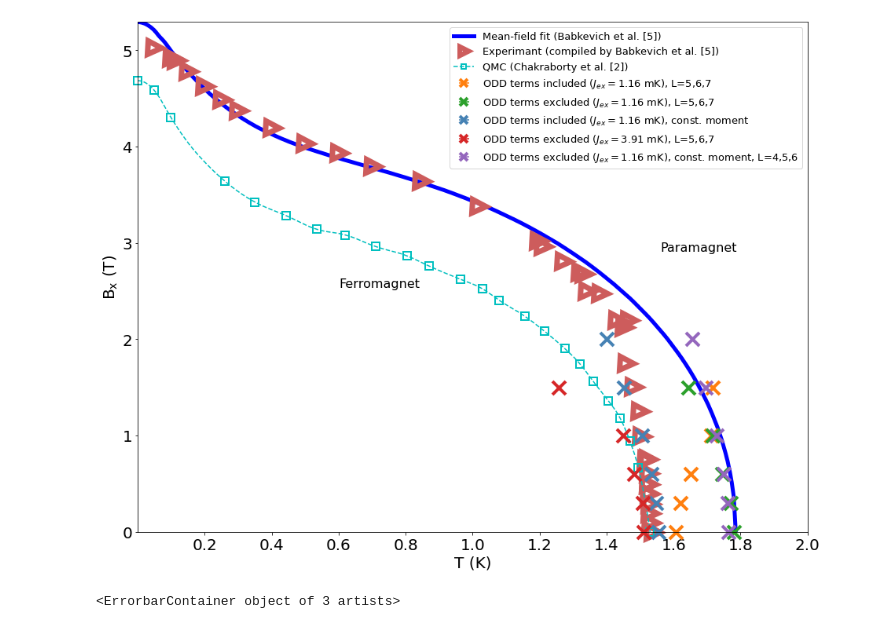
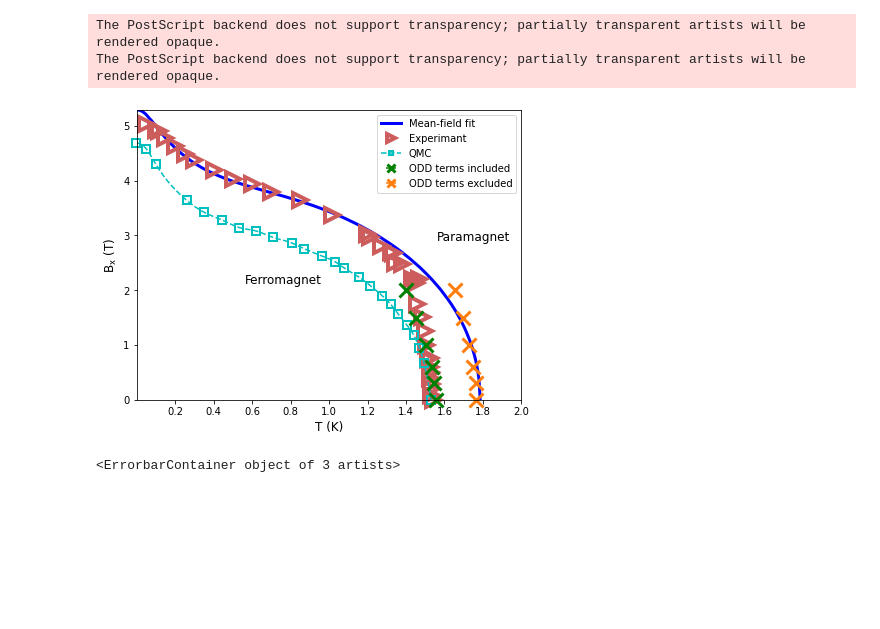
Before and after one commit to tomerdol/MC-LiHoF4-offdiagonal-dipolar, a Jupyter notebook: scripts/jupyter_notebooks/Phase diagram - results.ipynb, the cells around one changed output. Drawn from its saved outputs; the diff is of its cells as text; code cells hidden in the pictures; blank space fills up the shorter version.

```diff
--- a/scripts/jupyter_notebooks/Phase diagram - results.ipynb
+++ b/scripts/jupyter_notebooks/Phase diagram - results.ipynb
@@ -35,7 +35,7 @@ T, ronnow_exp = sort(np.genfromtxt(r'data\Babkevich_exp.txt',unpack=True),sort_b
 T_mf, ronnow_fit = sort(np.genfromtxt(r'data\Babkevich_mf_hf.txt',unpack=True))
 Chakraborty_hf_x, Chakraborty_hf_y = sort(np.genfromtxt(r'data\Chakraborty_hf.txt',unpack=True))
 plt.close()
-fig=plt.figure(figsize=(13,10))
+fig=plt.figure(figsize=(6.22,4.8))
 
 
 
@@ -43,7 +43,7 @@ xnew = np.linspace(T_mf.min(),T_mf.max(),300) #300 represents number of points t
 spl = make_interp_spline(T_mf, ronnow_fit, k=2) #BSpline object
 ronnow_fit_smooth = spl(xnew)
 
-plt.plot(xnew,ronnow_fit_smooth,linestyle='-',mec='blue',color='blue',linewidth=5, label='Mean-field fit (Babkevich et al. [5])')
+plt.plot(xnew,ronnow_fit_smooth,linestyle='-',mec='blue',color='blue',linewidth=3, label='Mean-field fit')
 
 
 # plt.plot(xdata1,ydata1,marker='o',mec='red',mew=7,ms=17,mfc='none',linestyle='--',color='red',label='QMC, A=0',clip_on=False)
@@ -51,11 +51,11 @@ plt.plot(xnew,ronnow_fit_smooth,linestyle='-',mec='blue',color='blue',linewidth=
 
 # xdata3=xdata3[np.argsort(ydata3)]
 # ydata3=ydata3[np.argsort(ydata3)]
-plt.plot(T,ronnow_exp,marker='>',mec='indianred',mew=7,ms=17,mfc='none',linestyle='none',label='Experimant (compiled by Babkevich et al. [5])',clip_on=False)
+plt.plot(T,ronnow_exp,marker='>',mec='indianred',mew=4,ms=14,mfc='none',linestyle='none',label='Experimant',clip_on=False)
 
 Chakraborty_hf_x_guide, Chakraborty_hf_y_guide = make_interp(Chakraborty_hf_x,Chakraborty_hf_y)
 chakraborty_hf_plt = plt.plot(Chakraborty_hf_x_guide, Chakraborty_hf_y_guide, '--', color='c')
-line=plt.plot(Chakraborty_hf_x, Chakraborty_hf_y, 's', fillstyle='none', label='QMC (Chakraborty et al. [2])', mew=2,ms=10, color=chakraborty_hf_plt[0].get_color(),clip_on=False)
+line=plt.plot(Chakraborty_hf_x, Chakraborty_hf_y, 's', fillstyle='none', label='QMC', mew=2,ms=8, color=chakraborty_hf_plt[0].get_color(),clip_on=False)
 
 # res_w = np.array([[1.5896357735559457,      0.0007823866952496788,   0.0]])#,
 #                     [1.5948348556760643,      0.0009278536556464894,   0.3]])
@@ -154,21 +154,21 @@ res_wo4=np.array([[1.5096135538920437, 0.0005109413850920518, 0.0],
 # res_wo[:,0]-=(res_wo4[0,0]-1.53)
 
 
-line1=plt.errorbar(res_w[:,0],res_w[:,2],xerr=res_w[:,1],marker='x',linestyle='none', ms=17, mew=4, label='ODD terms included ($J_{ex}=1.16$ mK), L=5,6,7', clip_on=False)
-line3=plt.errorbar(res_wo2[:,0],res_wo2[:,2],xerr=res_wo2[:,1],marker='x',linestyle='none', mew=4,ms=17, label='ODD terms excluded ($J_{ex}=1.16$ mK), L=5,6,7', clip_on=False)
+# line1=plt.errorbar(res_w[:,0],res_w[:,2],xerr=res_w[:,1],marker='x',linestyle='none', ms=17, mew=4, label='ODD terms included ($J_{ex}=1.16$ mK), L=5,6,7', clip_on=False)
+# line3=plt.errorbar(res_wo2[:,0],res_wo2[:,2],xerr=res_wo2[:,1],marker='x',linestyle='none', mew=4,ms=17, label='ODD terms excluded ($J_{ex}=1.16$ mK), L=5,6,7', clip_on=False)
 # line4=plt.errorbar(res_w2[:,0],res_w2[:,2],xerr=res_w2[:,1],marker='x',linestyle='none', mew=4,ms=17, label='with ODD (hf, integrated exchange)', clip_on=False)
 # line5=plt.errorbar(res_wo3[:,0],res_wo3[:,2],xerr=res_wo3[:,1],marker='x',linestyle='none', mew=4,ms=17, label='ODD terms excluded ($J_{ex}=3.91$ mK), L=4,5,6', clip_on=False)
-line6=plt.errorbar(res_w3[:,0],res_w3[:,2],xerr=res_w3[:,1],marker='x',linestyle='none', mew=4,ms=17, label='ODD terms included ($J_{ex}=1.16$ mK), const. moment', clip_on=False, color='steelblue')
+line6=plt.errorbar(res_w3[:,0],res_w3[:,2],xerr=res_w3[:,1],marker='x',linestyle='none', mew=3,ms=14, label='ODD terms included', clip_on=False, color='green')
 # line7=plt.errorbar(res_w4[:,0],res_w4[:,2],xerr=res_w4[:,1],marker='x',linestyle='none', mew=4,ms=17, label='ODD terms included (with hf)', clip_on=False)
-plt.errorbar(res_wo4[:,0],res_wo4[:,2],xerr=res_wo4[:,1],marker='x',linestyle='none', mew=4,ms=17, label='ODD terms excluded ($J_{ex}=3.91$ mK), L=5,6,7', clip_on=False)
-plt.errorbar(res_wo[:,0],res_wo[:,2],xerr=res_wo[:,1],marker='x',linestyle='none', mew=4,ms=17, label='ODD terms excluded ($J_{ex}=1.16$ mK), const. moment, L=4,5,6', clip_on=False)
+# plt.errorbar(res_wo4[:,0],res_wo4[:,2],xerr=res_wo4[:,1],marker='x',linestyle='none', mew=4,ms=17, label='ODD terms excluded ($J_{ex}=3.91$ mK), L=5,6,7', clip_on=False)
+plt.errorbar(res_wo[:,0],res_wo[:,2],xerr=res_wo[:,1],marker='x',linestyle='none', mew=3,ms=14, label='ODD terms excluded', clip_on=False)
 
 # wide range
 # plt.errorbar(1.7043744200209408, 1.5, xerr=0.001898733183112991, marker='x', linestyle='none',mew=4,ms=17,label='wide temperature range')
 
-plt.ylabel(r'$\mathrm{B_x}$ (T)',fontsize=20)
-plt.xlabel(r'T (K)',fontsize=20)
-lgnd=plt.legend(markerscale=0.6,prop={'size': 13})
+plt.ylabel(r'$\mathrm{B_x}$ (T)',fontsize=12)
+plt.xlabel(r'T (K)',fontsize=12)
+lgnd=plt.legend(markerscale=0.6,prop={'size': 10})
 lgnd.legendHandles[2].set_linestyle('--')
 # print(list(lgnd.legendHandles))
 # for i in range(len(list(lgnd.legendHandles))):
@@ -184,10 +184,10 @@ lgnd.legendHandles[2].set_linestyle('--')
 ax=plt.gca()
 from matplotlib.ticker import MaxNLocator
 ax.xaxis.set_major_locator(MaxNLocator(prune='lower'))
-ax.tick_params(labelsize=20)
+ax.tick_params(labelsize=10)
 ax.set_xlim([0,2])
-ax.text(0.3, 0.48, 'Ferromagnet', transform=ax.transAxes, fontsize=16)
-ax.text(0.78, 0.55, 'Paramagnet', transform=ax.transAxes, fontsize=16)
+ax.text(0.28, 0.4, 'Ferromagnet', transform=ax.transAxes, fontsize=12)
+ax.text(0.78, 0.55, 'Paramagnet', transform=ax.transAxes, fontsize=12)
 
 
 plt.margins(0)
@@ -198,34 +198,37 @@ plt.margins(0)
 # inset1
 # ax2 = fig.add_axes([0.37, 0.16, 0.15, 0.3])
 # ax2.errorbar(res_wo2[:,0],res_wo2[:,2],xerr=res_wo2[:,1],marker='x',linestyle='none', mew=4,ms=17, label='without ODD 2', color=line3[0].get_color())
 # ax2.plot(xnew,ronnow_fit_smooth,linestyle='-',mec='blue',color='blue',linewidth=5, label='Ronnow-fit')
 # ax2.plot(T,ronnow_exp,marker='>',mec='indianred',mew=7,ms=17,mfc='none',linestyle='none',label='Experimantal')
 # ax2.set_xlim(1.61,1.8)
 # ax2.set_ylim(-0.01,2.05)
 
 # inset2
 # ax3 = fig.add_axes([0.17, 0.16, 0.15, 0.3])
 # ax3.errorbar(res_wo[:,0],res_wo[:,2],xerr=res_wo[:,1],marker='x',linestyle='none', mew=4,ms=17, label='without ODD 2', color=line2[0].get_color())
 # ax3.errorbar(res_wo3[:,0],res_wo3[:,2],xerr=res_wo3[:,1],marker='x',linestyle='none', mew=4,ms=17, label='without ODD 2', color=line5[0].get_color())
 # ax3.errorbar(res_w3[:,0],res_w3[:,2],xerr=res_w3[:,1],marker='x',linestyle='none', mew=4,ms=17, label='with ODD 3', color=line6[0].get_color())
 # # ax3.errorbar(res_w[:,0],res_w[:,2],xerr=res_w[:,1],marker='x',linestyle='none', ms=17, mew=4, label='with ODD (hf, separate exchange)', color=line1[0].get_color())
 # ax3.errorbar(res_w2[:,0],res_w2[:,2],xerr=res_w2[:,1],marker='x',linestyle='none', mew=4,ms=17, label='with ODD (hf, integrated exchange)', color=line4[0].get_color())
 # ax3.plot(xnew,ronnow_fit_smooth,linestyle='-',mec='blue',color='blue',linewidth=5, label='Ronnow-fit')
 # ax3.plot(T,ronnow_exp,marker='>',mec='indianred',mew=7,ms=17,mfc='none',linestyle='none',label='Experimantal')
 # chakraborty_hf_plt = ax3.plot(Chakraborty_hf_x_guide, Chakraborty_hf_y_guide, '--', color=line[0].get_color())
 # ax3.plot(Chakraborty_hf_x, Chakraborty_hf_y, 's', fillstyle='none', label='QMC',mew=2,ms=10, color=chakraborty_hf_plt[0].get_color())
 # ax3.set_xlim(1.0,1.62)
 # ax3.set_ylim(-0.01,2.05)
 
 # ax.indicate_inset_zoom(ax2)
 # ax.indicate_inset_zoom(ax3)
 
 plt.tight_layout()
 # fig.savefig(r'figures\phase_diagram.svg',format='svg')
+fig.savefig(r'figures\phase_diagram.eps',format='eps')
 # fig.savefig(r'figures\phase_diagram.png',format='png')
 plt.show()
 # %% [output]
+The PostScript backend does not support transparency; partially transparent artists will be rendered opaque.
+The PostScript backend does not support transparency; partially transparent artists will be rendered opaque.
-[figure, old version]
+[figure, new version]
 # %%
 %matplotlib qt
 # %%
```
Also changed, not shown: 2 other files.
